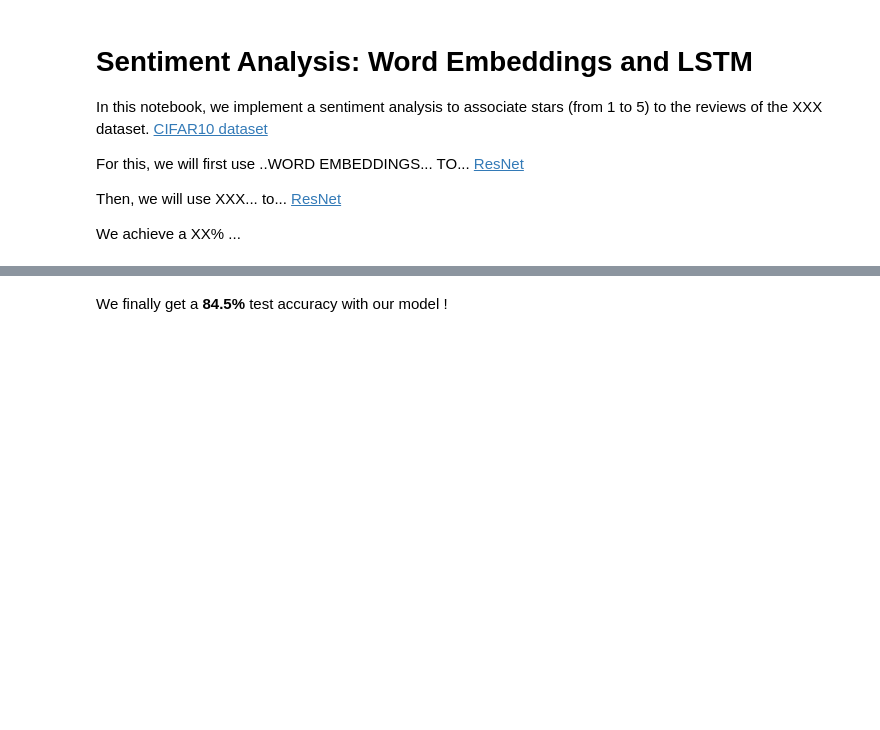
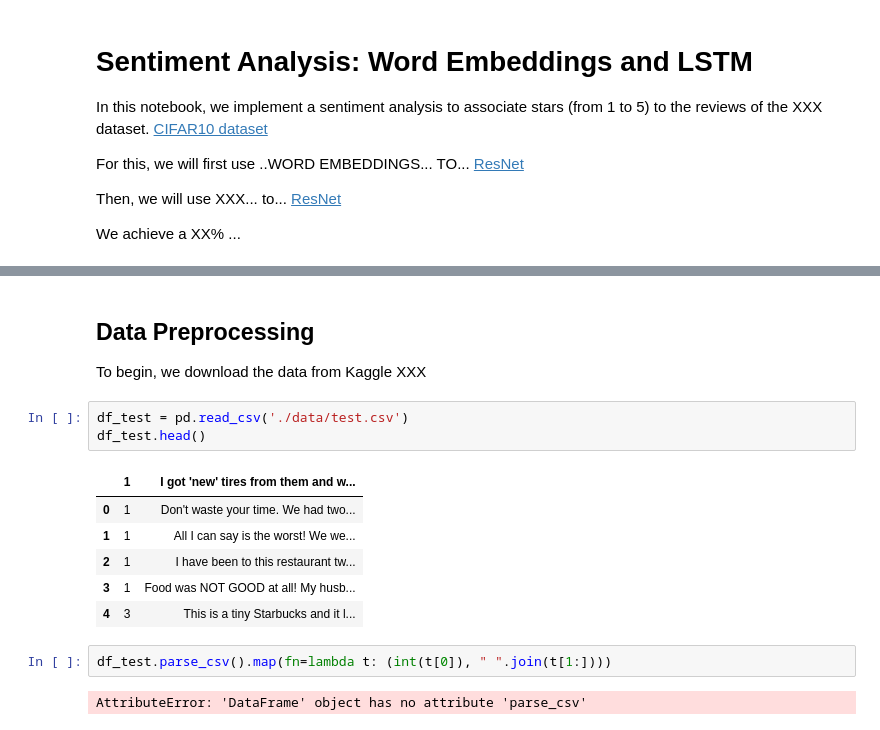
Before and after one commit to louischarlot/DeepLearning_Applications_PyTorch, a Jupyter notebook: RNN/Sentiment_Analysis.ipynb, the cells around one changed output, grey strips where cells are left out. Saved outputs shown, nothing was run; the diff lists cells and outputs as text; blank space fills up the shorter version.

```diff
--- a/RNN/Sentiment_Analysis.ipynb
+++ b/RNN/Sentiment_Analysis.ipynb
@@ -350,2 +22,18 @@ print('\tTest Loss: {:.6f} \tTest Accuracy: {:.6f}'.format(
-# %% [markdown]
-We finally get a **84.5%** test accuracy with our model !
+# %% [markdown]
+## Data Preprocessing
+
+To begin, we download the data from Kaggle XXX
+# %%
+df_test = pd.read_csv('./data/test.csv')
+df_test.head()
+# %% [output]
+|  | 1 | I got 'new' tires from them and w... |
+| 0 | 1 | Don't waste your time. We had two... |
+| 1 | 1 | All I can say is the worst! We we... |
+| 2 | 1 | I have been to this restaurant tw... |
+| 3 | 1 | Food was NOT GOOD at all! My husb... |
+| 4 | 3 | This is a tiny Starbucks and it l... |
+# %%
+df_test.parse_csv().map(fn=lambda t: (int(t[0]), " ".join(t[1:])))
+# %% [output]
+AttributeError: 'DataFrame' object has no attribute 'parse_csv'
```
Also changed, not shown: parts of 25 cells of this notebook, 1 other file.
